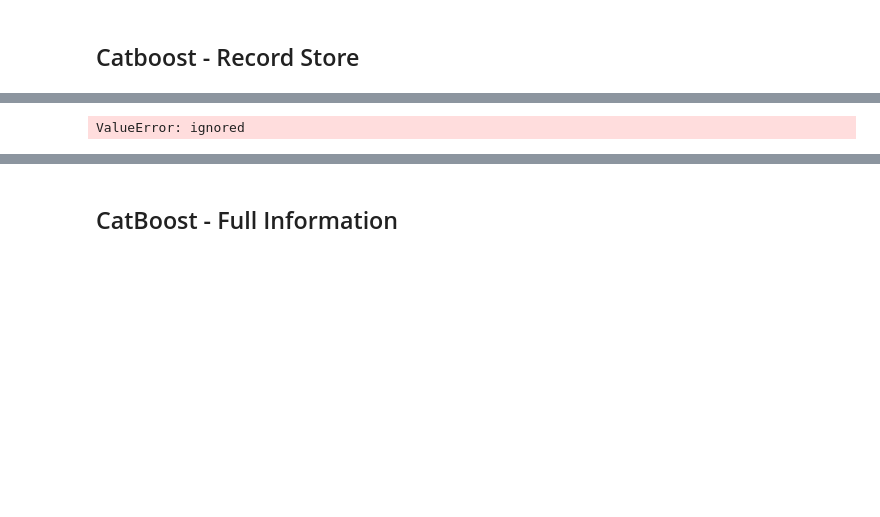
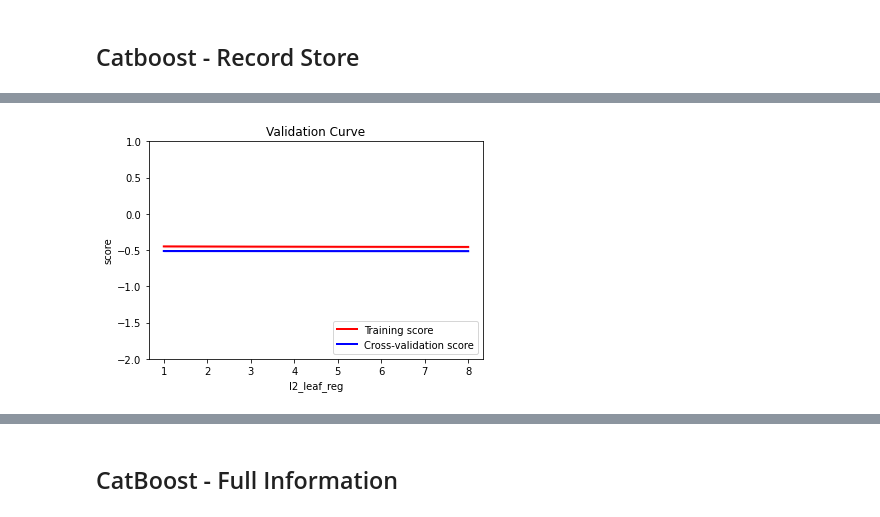
Before and after one commit to helmigsimon/EPFL-Capstone-Project, a Jupyter notebook: 04-Modelling.ipynb, the cells around one changed output, grey strips where cells are left out. Saved outputs shown, nothing was run; the diff lists cells and outputs as text; code cells hidden in the pictures; blank space fills up the shorter version.

```diff
--- a/04-Modelling.ipynb
+++ b/04-Modelling.ipynb
@@ -844,9 +908,9 @@ Pipeline(memory=None,
          verbose=False)
 # %%
 record_store_catboost_plot = GridSearchPlotter(record_store_catboost_grid_pipe.steps[-1][1])
-record_store_catboost_plot.plot_validation_curve(parameter='border_count',ylim=(-2,1))
+record_store_catboost_plot.plot_validation_curve(parameter='l2_leaf_reg',ylim=(-2,1))
 # %% [output]
-ValueError: ignored
+[figure, added]
 # %%
 record_store_catboost_grid_pipe.steps[-1][1].best_score_
 # %% [output]
```
Also changed, not shown: parts of 68 cells of this notebook, 6 other files.
